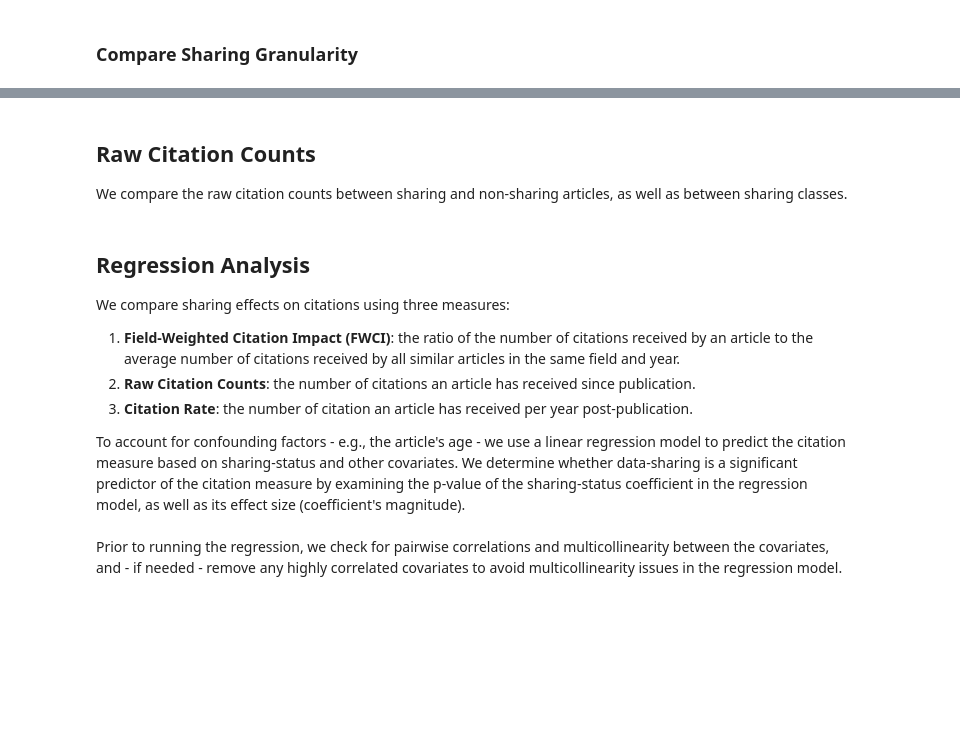
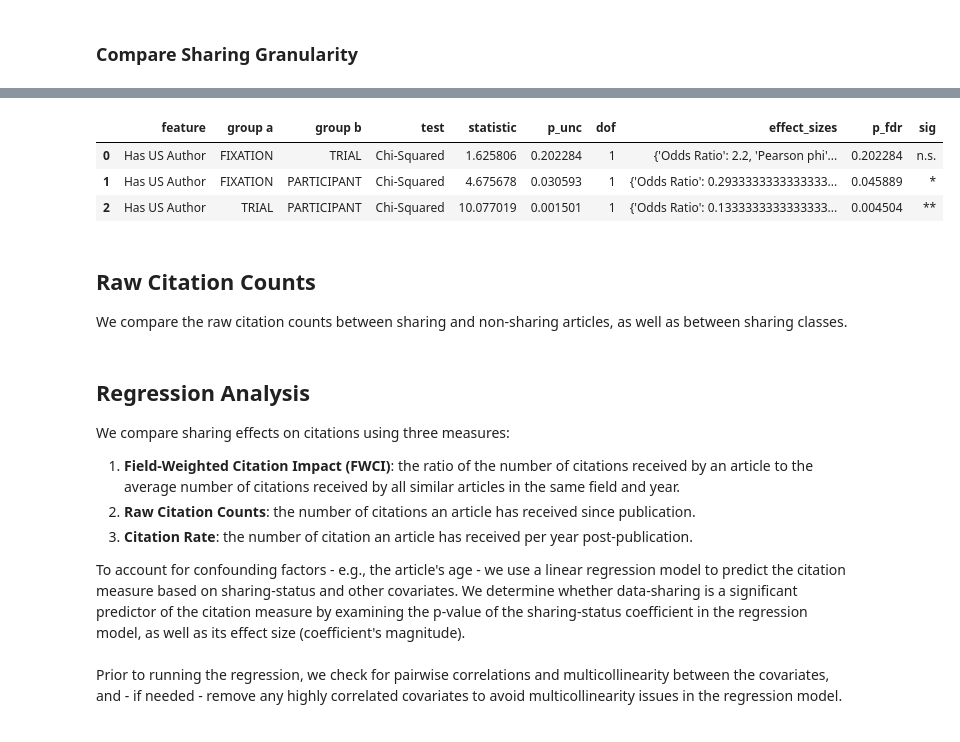
Before and after one commit to JonNir1/eye_movement_data_sharing, a Jupyter notebook: citations_for_data_sharing.ipynb, the cells around one changed output, grey strips where cells are left out. Drawn from its saved outputs; the diff is of its cells as text; code cells hidden in the pictures; blank space fills up the shorter version.

```diff
--- a/citations_for_data_sharing.ipynb
+++ b/citations_for_data_sharing.ipynb
@@ -1301,31 +1345,36 @@ res[3]
 # %%
 # post hoc tests for "Has US Author"
 significant_features = sharing_granularity_results_df.loc[sharing_granularity_results_df["p_fdr"]< 0.05].index.tolist()
 pairs = list(combinations(SHARING_GRANULARITY_SUBSET["Sharing Class"].unique(), 2))
 post_hoc_results = dict()
 for feature in significant_features:
     for p in pairs:
         subset = SHARING_GRANULARITY_SUBSET[SHARING_GRANULARITY_SUBSET["Sharing Class"].isin(p)]
         if feature in BINARY_FEATURES:
             res = compare_binary(
                 subset, share_feature="Sharing Class", tested_feature=feature, verbose=False
             )[0]
         else:
             res = compare_continuous(
                 data=subset, share_feature="Sharing Class", tested_feature=feature,
                 alternative="two-sided", verbose=False
             )[0]
         post_hoc_results[(feature, p[0], p[1])] = res
 
 post_hoc_results_df = (
     pd.DataFrame.from_dict(post_hoc_results, orient="index")
     .rename(columns={"p_val": "p_unc"})
 )
 post_hoc_results_df["p_fdr"] = multipletests(post_hoc_results_df["p_unc"], method="fdr_bh")[1]
-post_hoc_results_df["sig"] = post_hoc_results_df["p_fdr"].map(_significance_class)
+post_hoc_results_df["sig"] = post_hoc_results_df["p_fdr"].map(significance_class)
 post_hoc_results_df.index.names = ["feature", "group a", "group b"]
 post_hoc_results_df = post_hoc_results_df.reset_index(drop=False)
 post_hoc_results_df
+# %% [output]
+|  | feature | group a | group b | test | statistic | p_unc | dof | effect_sizes | p_fdr | sig |
+| 0 | Has US Author | FIXATION | TRIAL | Chi-Squared | 1.625806 | 0.202284 | 1 | {'Odds Ratio': 2.2, 'Pearson phi'... | 0.202284 | n.s. |
+| 1 | Has US Author | FIXATION | PARTICIPANT | Chi-Squared | 4.675678 | 0.030593 | 1 | {'Odds Ratio': 0.2933333333333333... | 0.045889 | * |
+| 2 | Has US Author | TRIAL | PARTICIPANT | Chi-Squared | 10.077019 | 0.001501 | 1 | {'Odds Ratio': 0.1333333333333333... | 0.004504 | ** |
 # %%
 granularity_comparison_fig = plot_feature_comparison(
     data=SHARING_GRANULARITY_SUBSET,
```
Also changed, not shown: parts of 7 cells of this notebook.
